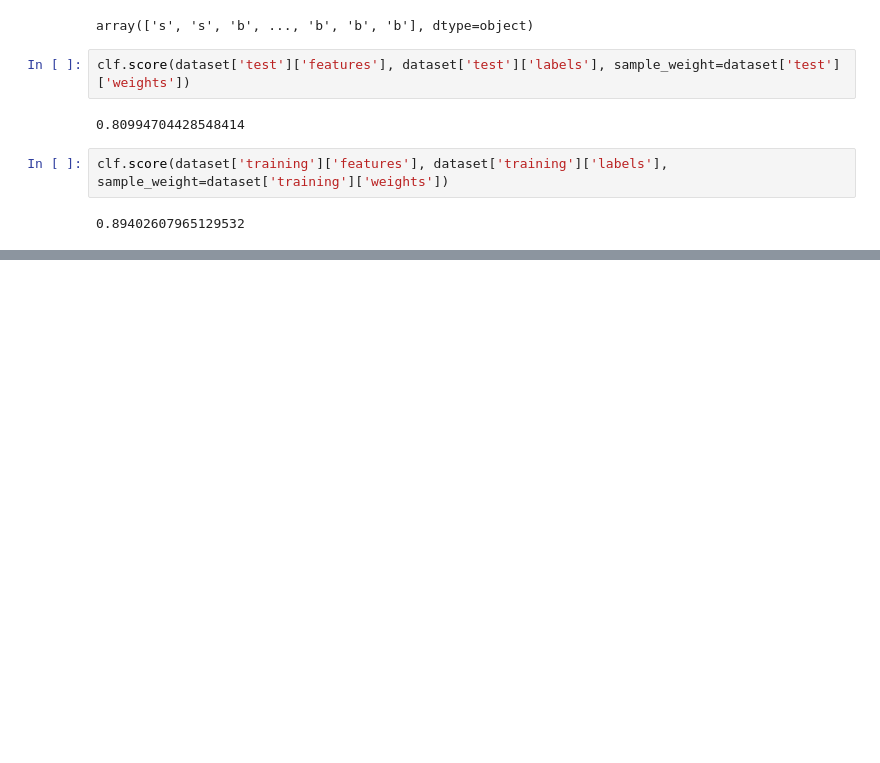
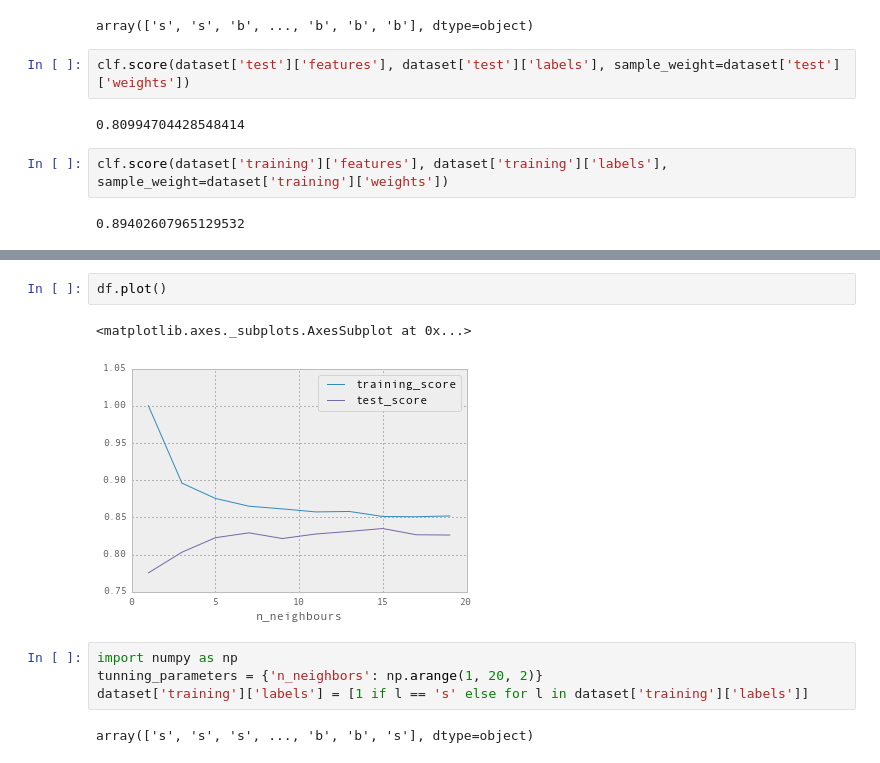
Before and after one commit to sshegheva/bag-of-algorithms, a Jupyter notebook: analysis/notebooks/knn.ipynb, the cells around one changed output, grey strips where cells are left out. Saved outputs shown, nothing was run; the diff lists cells and outputs as text; blank space fills up the shorter version.

```diff
--- a/analysis/notebooks/knn.ipynb
+++ b/analysis/notebooks/knn.ipynb
@@ -40,0 +57,11 @@ df = estimate_best_n_neighbours()
+# %%
+df.plot()
+# %% [output]
+<matplotlib.axes._subplots.AxesSubplot at 0x...>
+[figure, added]
+# %%
+import numpy as np
+tunning_parameters = {'n_neighbors': np.arange(1, 20, 2)}
+dataset['training']['labels'] = [1 if l == 's' else for l in dataset['training']['labels']]
+# %% [output]
+array(['s', 's', 's', ..., 'b', 'b', 's'], dtype=object)
```
Also changed, not shown: parts of 3 cells of this notebook, 3 other files.
